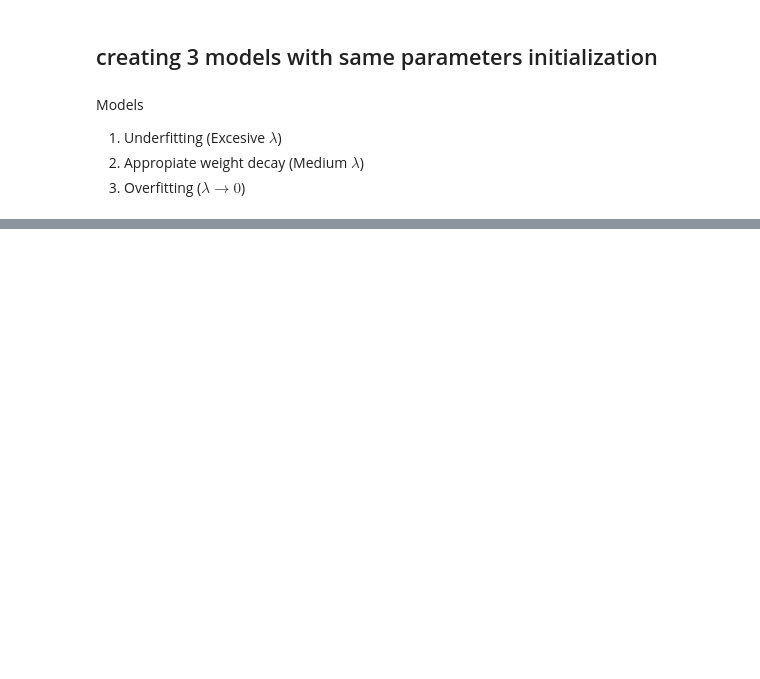
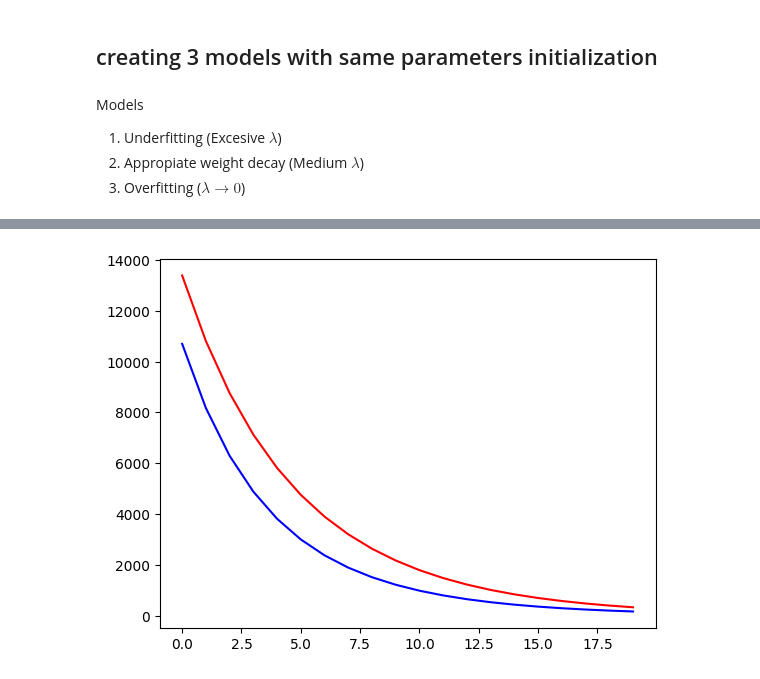
Before and after one commit to PilotLeoYan/Deep-learning-from-Scratch, a Jupyter notebook: Simple linear regression/weight-decay.ipynb, the cells around one changed output, grey strips where cells are left out. Drawn from its saved outputs; the diff is of its cells as text; code cells hidden in the pictures; blank space fills up the shorter version.

```diff
--- a/Simple linear regression/weight-decay.ipynb
+++ b/Simple linear regression/weight-decay.ipynb
@@ -28,7 +28,7 @@ import random
 M: int = 100 #number of samples
 N: int = 4 #number of features
 
-TRUE_B = random.random()
+TRUE_B = random.random() * 10
 
 X, Y, TRUE_W = make_regression(n_samples=M, n_features=N, n_targets=1,
                                n_informative=N-1, bias=TRUE_B, noise=1, coef=True)
@@ -409,0 +430,10 @@ Models
+# %%
+model1 = SimpleLinearRegression(N, 0)
+
+model2 = SimpleLinearRegression(N, 0.03)
+model2.w.copy_(model1.w)
+model2.b.copy_(model1.b)
+
+model3 = SimpleLinearRegression(N, 1)
+model3.w.copy_(model1.w)
+model3.b.copy_(model1.b)
@@ -409,0 +442,2 @@ Models
+# %%
+model1.fit(X_train, Y_train, 20, 0.001, 1, X_valid, Y_valid)
@@ -409,0 +465,6 @@ Models
+# %%
+plt.plot(range(0, len(model1.loss_fit)), model1.loss_fit, color='blue')
+plt.plot(range(0, len(model1.loss_fit_v)), model1.loss_fit_v, color='red')
+plt.show()
+# %% [output]
+[figure, added]
```
Also changed, not shown: parts of 16 cells of this notebook, 1 other file.
